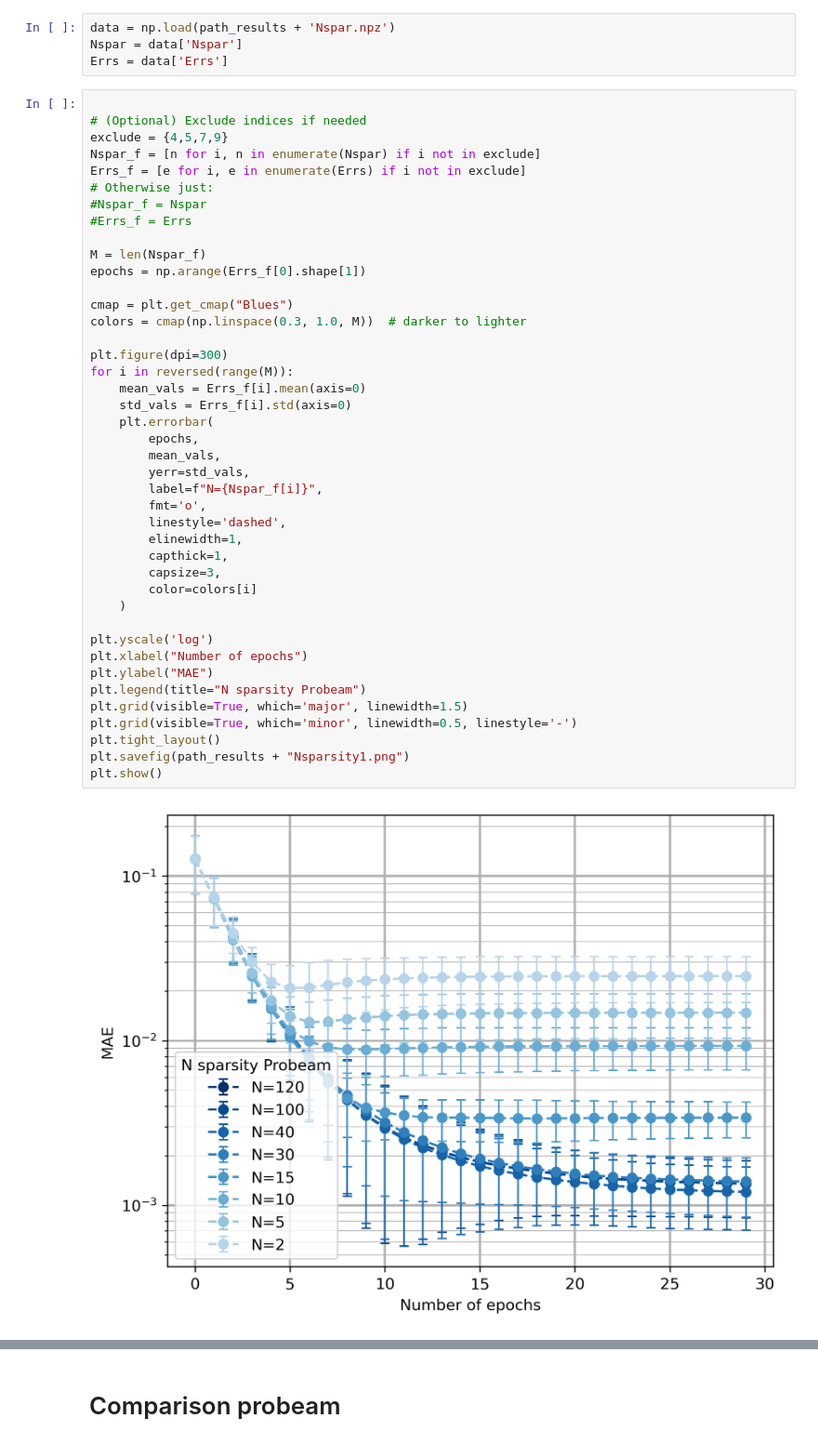
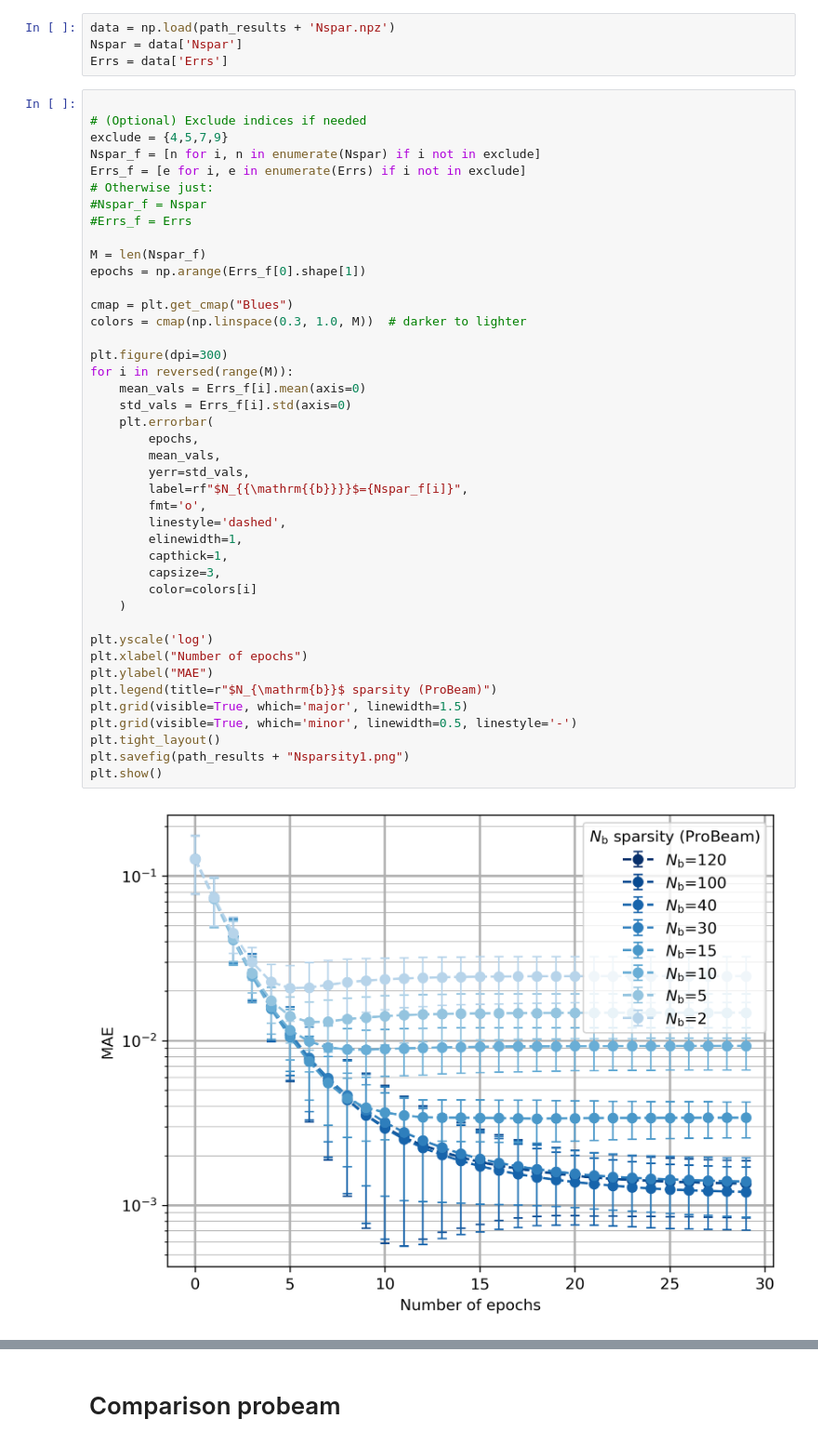
Before and after one commit to JavierKipen/ProtInfGPU, a Jupyter notebook: scripts/5ProtAnalysis.ipynb, the cells around one changed output, grey strips where cells are left out. Shown at 93% size. Saved outputs shown, nothing was run; the diff lists cells and outputs as text.

```diff
--- a/scripts/5ProtAnalysis.ipynb
+++ b/scripts/5ProtAnalysis.ipynb
@@ -336,36 +336,36 @@ M = len(Nspar_f)
 epochs = np.arange(Errs_f[0].shape[1])
 
 cmap = plt.get_cmap("Blues")
 colors = cmap(np.linspace(0.3, 1.0, M))  # darker to lighter
 
 plt.figure(dpi=300)
 for i in reversed(range(M)):
     mean_vals = Errs_f[i].mean(axis=0)
     std_vals = Errs_f[i].std(axis=0)
     plt.errorbar(
         epochs,
         mean_vals,
         yerr=std_vals,
-        label=f"N={Nspar_f[i]}",
+        label=rf"$N_{{\mathrm{{b}}}}$={Nspar_f[i]}",
         fmt='o',
         linestyle='dashed',
         elinewidth=1,
         capthick=1,
         capsize=3,
         color=colors[i]
     )
 
 plt.yscale('log')
 plt.xlabel("Number of epochs")
 plt.ylabel("MAE")
-plt.legend(title="N sparsity Probeam")
+plt.legend(title=r"$N_{\mathrm{b}}$ sparsity (ProBeam)")
 plt.grid(visible=True, which='major', linewidth=1.5)
 plt.grid(visible=True, which='minor', linewidth=0.5, linestyle='-')
 plt.tight_layout()
 plt.savefig(path_results + "Nsparsity1.png")
 plt.show()
 # %% [output]
-[figure, old version]
+[figure, new version]
 # %%
 # Compute final values
 y_vals = [e.mean(axis=0)[-1] for e in Errs_f]
```
Also changed, not shown: parts of 1 cell of this notebook, 1 other file.
